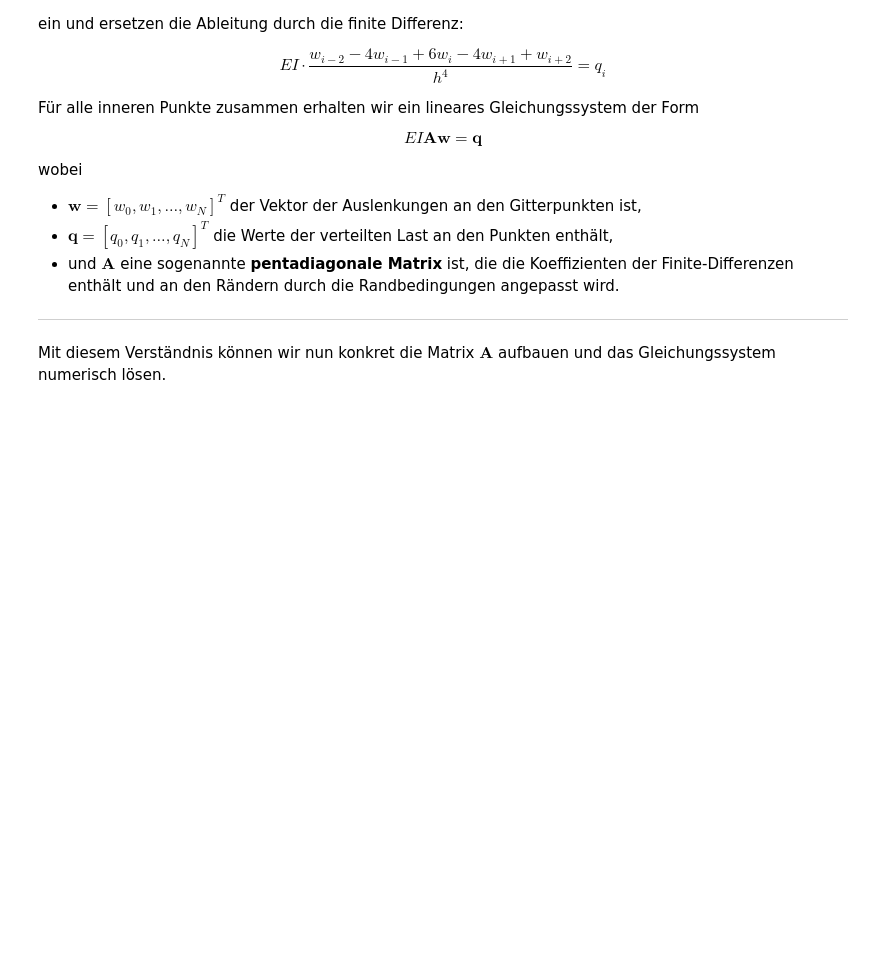
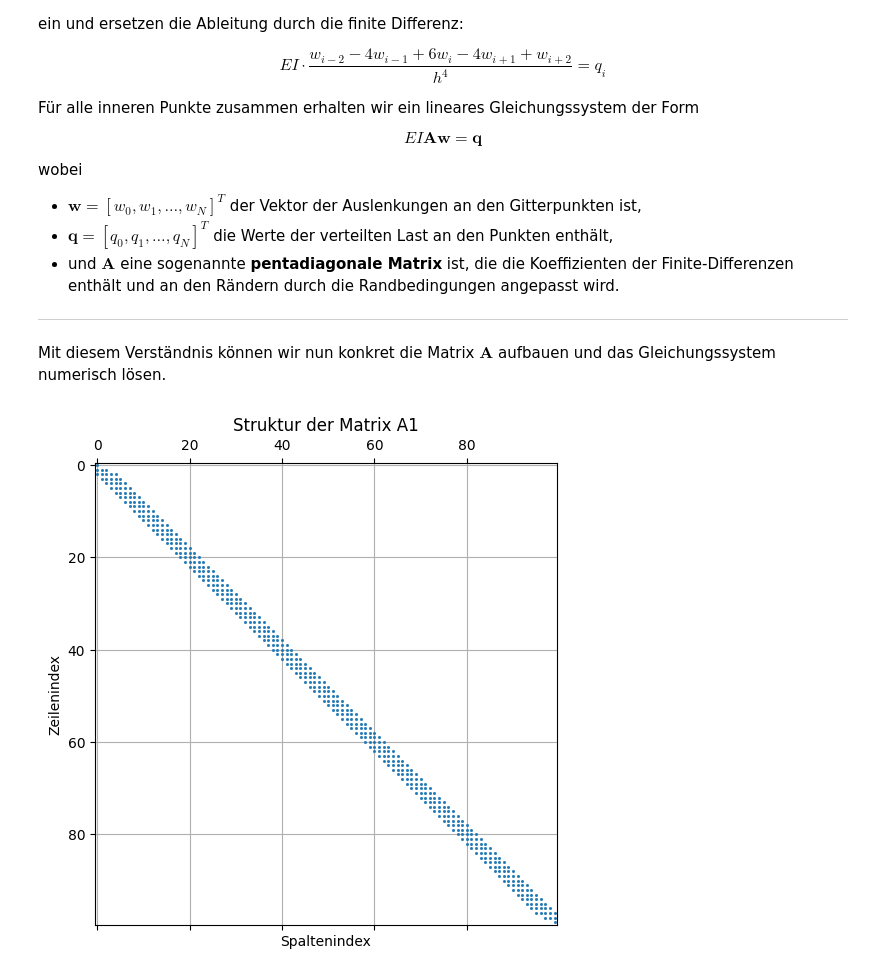
Before and after one commit to AhmedHossamMido/projektarbeit, a Jupyter notebook: projektdatei.ipynb, the cells around one changed output. Saved outputs shown, nothing was run; the diff lists cells and outputs as text; code cells hidden in the pictures; blank space fills up the shorter version.

```diff
--- a/projektdatei.ipynb
+++ b/projektdatei.ipynb
@@ -377,0 +488,27 @@ Mit diesem Verständnis können wir nun konkret die Matrix $\mathbf{A}$ aufbauen
+# %%
+A1 = build_bending_matrix(N=100, h=0.01, EI=1.0, boundary_condition="beidseitig_gelenkig")
+
+# Erzeuge eine neue Figure mit quadratischem Seitenverhältnis
+plt.figure(figsize=(6, 6))  # Größe des Plots in Zoll (Breite x Höhe)
+
+# Visualisiere die Struktur (Nicht-Null-Einträge) der Matrix A1
+# Die Funktion plt.spy zeigt, wo sich in einer dünn besetzten Matrix (engl. "sparse matrix") Einträge ungleich Null befinden
+plt.spy(A1, markersize=1)  # Jeder Nicht-Null-Wert wird als Punkt mit Größe 5 dargestellt
+
+# Setze den Titel der Grafik
+plt.title("Struktur der Matrix A1")  # z. B. zur Unterscheidung von A2, A3 usw.
+
+# Beschrifte die Achsen mit Zeilen- und Spaltenindex
+plt.xlabel("Spaltenindex")  # Spalten der Matrix A1
+plt.ylabel("Zeilenindex")   # Zeilen der Matrix A1
+
+# Gitterlinien einblenden (hilft beim Zählen / Lesen der Struktur)
+plt.grid(True)
+
+# Zeige den Plot an
+# Das Ergebnis ist eine grafische Darstellung der Matrixstruktur:
+# Punkte entlang diagonaler Bänder → zentraler Finite-Differenzen-Kern
+# Punkte oben/unten → Randbedingungen (je nach Lagerung unterschiedlich!)
+plt.show()
+# %% [output]
+[figure, added]
```
Also changed, not shown: parts of 5 cells of this notebook.
